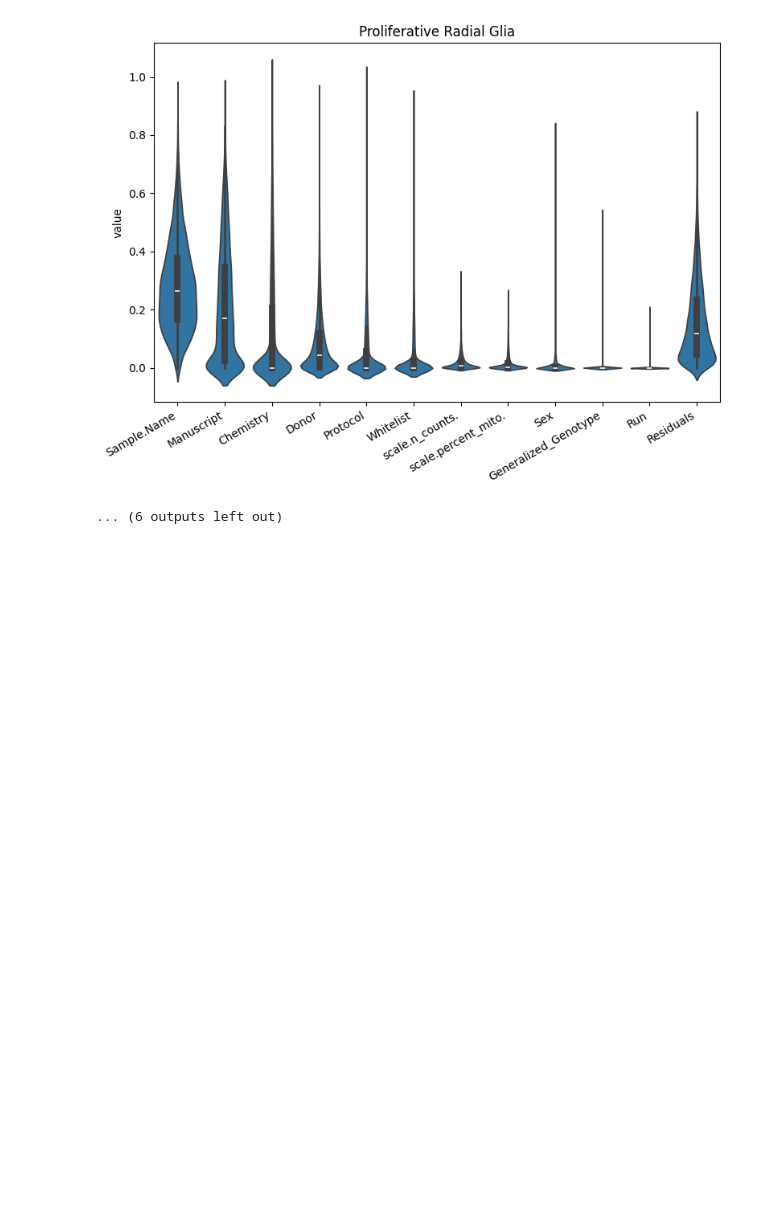
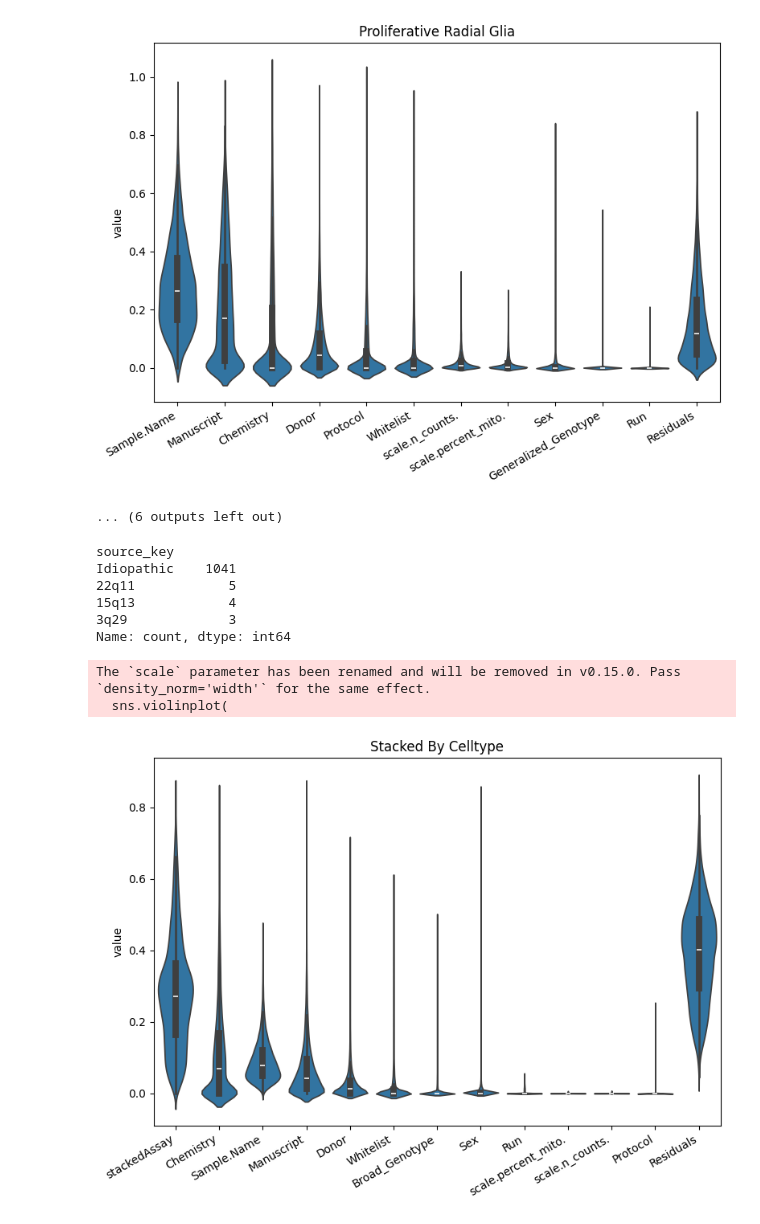
Before and after one commit to deepak-kaji/schizophrenia_organoid_convergence, a Jupyter notebook: disease_analyses/visualize_dreamlet_crumblr.ipynb, the cells around one changed output. Saved outputs shown, nothing was run; the diff lists cells and outputs as text; code cells hidden in the pictures; blank space fills up the shorter version.

```diff
--- a/disease_analyses/visualize_dreamlet_crumblr.ipynb
+++ b/disease_analyses/visualize_dreamlet_crumblr.ipynb
@@ -80,0 +93,49 @@ The `scale` parameter has been renamed and will be removed in v0.15.0. Pass `den
+# %%
+df[(df['logFC'] > 1) & (df['adj.P.Val'] < 0.05)]['source_key'].value_counts()
+# %% [output]
+source_key
+Idiopathic    1041
+22q11            5
+15q13            4
+3q29             3
+Name: count, dtype: int64
+# %%
+stacked_df = pd.read_csv(Path(DREAMLET_PATH) / 'variance_partition_long_stacked.csv')
+# %%
+vp_adaptive_melted = pd.melt(stacked_df, id_vars='gene')
+
+vp_adaptive_melted = vp_adaptive_melted[vp_adaptive_melted['variable'] != 'assay']
+
+# Step 1: Compute mean values (excluding 'residuals')
+means = (
+    vp_adaptive_melted[vp_adaptive_melted['variable'] != 'Residuals']
+    .groupby('variable')['value']
+    .mean()
+    .sort_values(ascending=False)
+)
+
+# Step 2: Create new order: sorted variables + 'residuals' at the end
+new_order = list(means.index) + ['Residuals']
+
+# Step 3: Plot with ordered categories
+fig, ax = plt.subplots(figsize=(8, 6))
+plt.title('Stacked By Celltype')
+sns.violinplot(
+    data=vp_adaptive_melted,
+    x='variable',
+    y='value',
+    scale='width',
+    order=new_order,
+    ax=ax
+)
+plt.xlabel('')
+
+# Step 4: Rotate and align tick labels
+ax.set_xticklabels(ax.get_xticklabels(), rotation=30, ha='right')
+
+plt.tight_layout()
+plt.show()
+# %% [output]
+The `scale` parameter has been renamed and will be removed in v0.15.0. Pass `density_norm='width'` for the same effect.
+  sns.violinplot(
+[figure, added]
```
Also changed, not shown: parts of 12 cells of this notebook, 6 other files.
